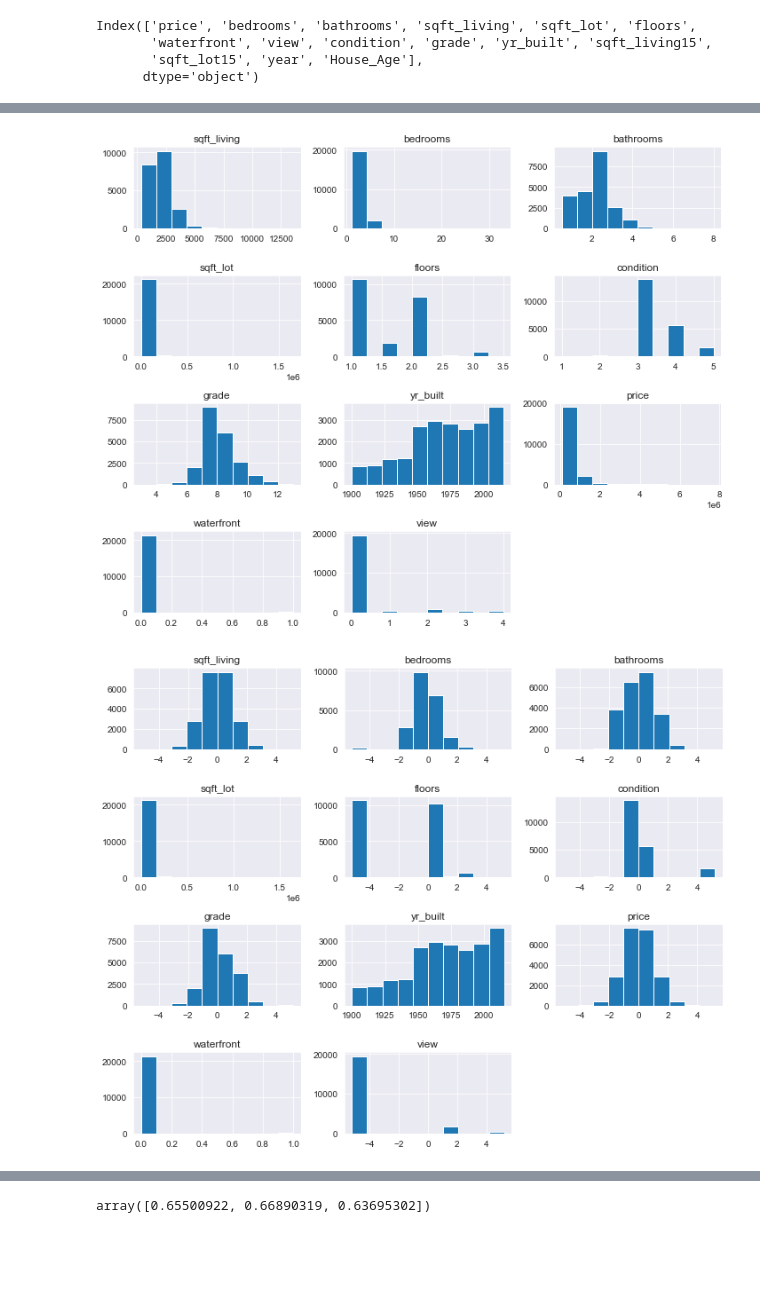
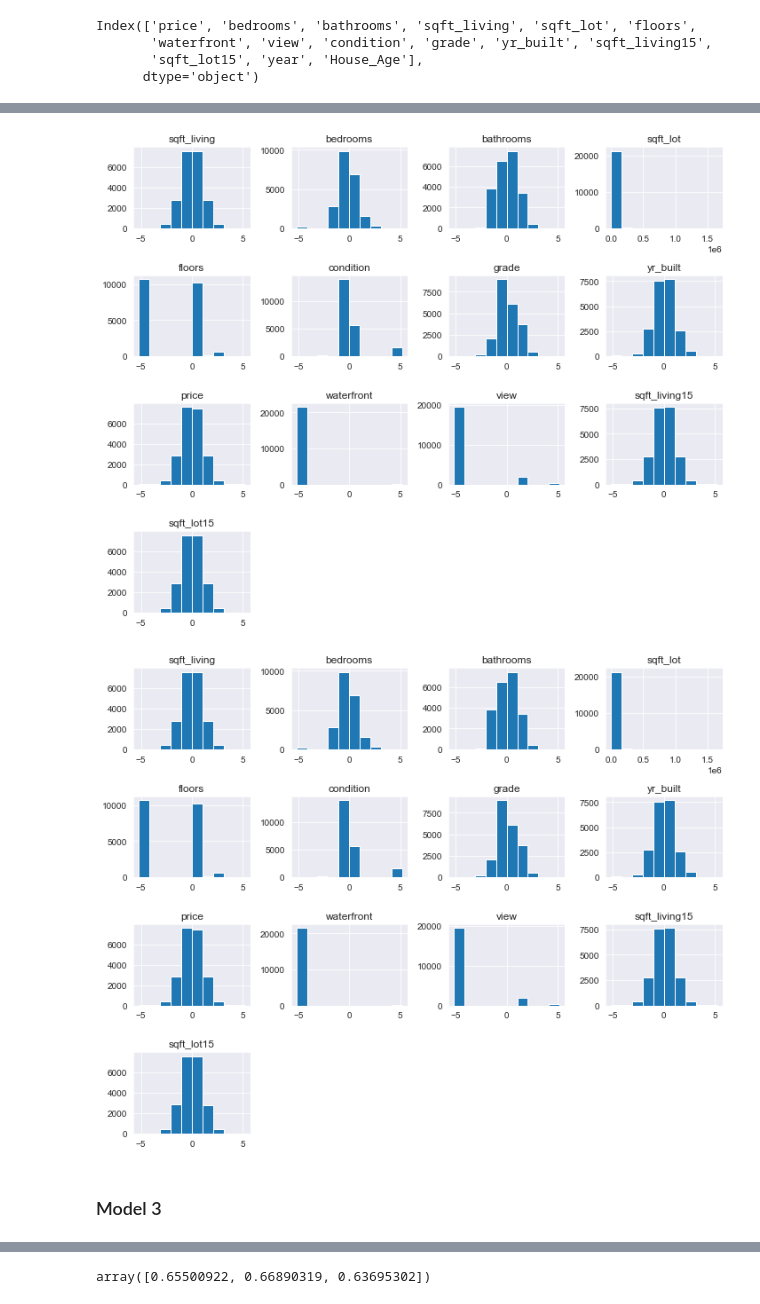
Before and after one commit to oscar066/Modelling_House_Sales, a Jupyter notebook: index.ipynb, the cells around one changed output, grey strips where cells are left out. Drawn from its saved outputs; the diff is of its cells as text; code cells hidden in the pictures; blank space fills up the shorter version.

```diff
--- a/index.ipynb
+++ b/index.ipynb
@@ -838,10 +906,11 @@ House_Age: True
 # %%
 # checking the visual distribution of our data with histograms
-df[['sqft_living','bedrooms','bathrooms','sqft_lot','floors','condition','grade','yr_built', 'price','waterfront','view']].hist(figsize=(10,8))
+df[['sqft_living','bedrooms','bathrooms','sqft_lot','floors','condition','grade','yr_built', 'price','waterfront','view','sqft_living15','sqft_lot15']].hist(figsize=(10,8))
 plt.tight_layout();
 # %% [output]
-[figure, old version]
+[figure, new version]
 # %%
+# Quantile transformation of features to try improve the model outcome
 from sklearn.preprocessing import QuantileTransformer
 qt = QuantileTransformer(output_distribution='normal')
 df['sqft_living'] = qt.fit_transform(df[['sqft_living']])
@@ -850,12 +919,19 @@ df['bedrooms'] = qt.fit_transform(df[['bedrooms']])
 df['grade'] = qt.fit_transform(df[['grade']])
 df['condition'] = qt.fit_transform(df[['condition']])
 df['view'] = qt.fit_transform(df[['view']])
+df['waterfront'] = qt.fit_transform(df[['waterfront']])
+df['floors'] = qt.fit_transform(df[['floors']])
+df['yr_built'] = qt.fit_transform(df[['yr_built']])
+df['sqft_living15'] = qt.fit_transform(df[['sqft_living15']])
+df['sqft_lot15'] = qt.fit_transform(df[['sqft_lot15']])
+df['House_Age'] = qt.fit_transform(df[['House_Age']])
 df['price'] = qt.fit_transform(df[['price']])
-df['floors'] = qt.fit_transform(df[['floors']])
 # %%
-df[['sqft_living','bedrooms','bathrooms','sqft_lot','floors','condition','grade','yr_built', 'price','waterfront','view']].hist(figsize=(10,8))
+df[['sqft_living','bedrooms','bathrooms','sqft_lot','floors','condition','grade','yr_built', 'price','waterfront','view','sqft_living15','sqft_lot15']].hist(figsize=(10,8))
 plt.tight_layout();
 # %% [output]
-[figure, old version]
+[figure, new version]
+# %% [markdown]
+### Model 3
 # %%
 from statsmodels.formula.api import ols
```
Also changed, not shown: parts of 52 cells of this notebook.
